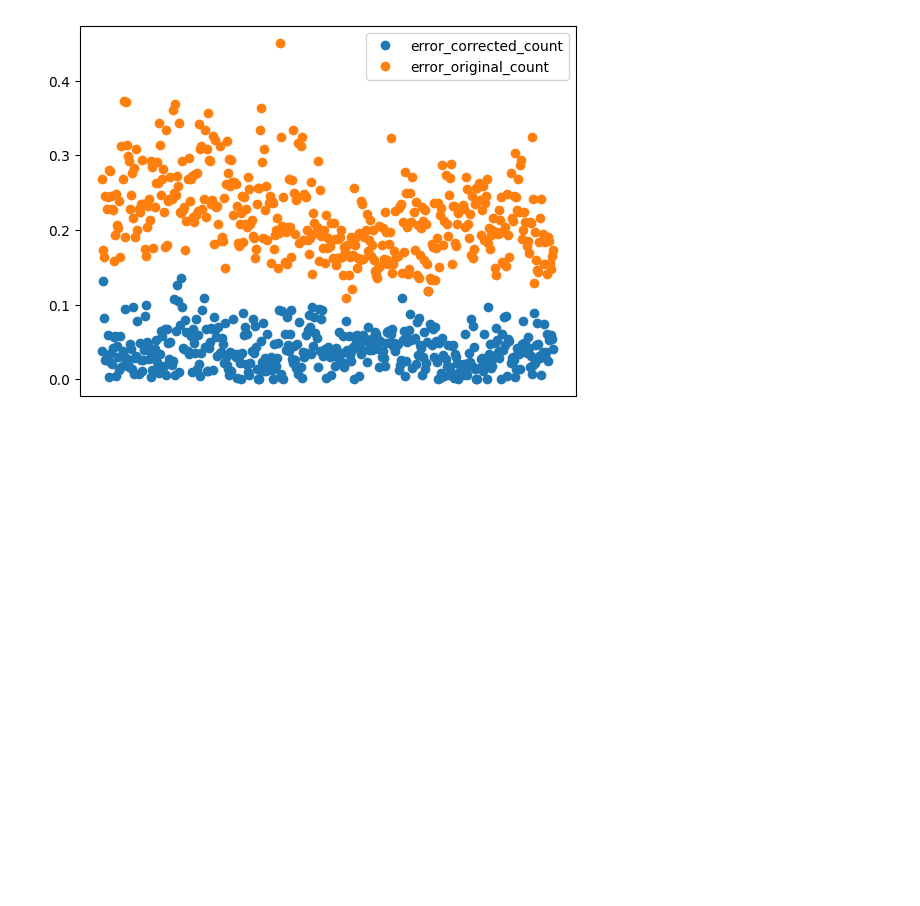
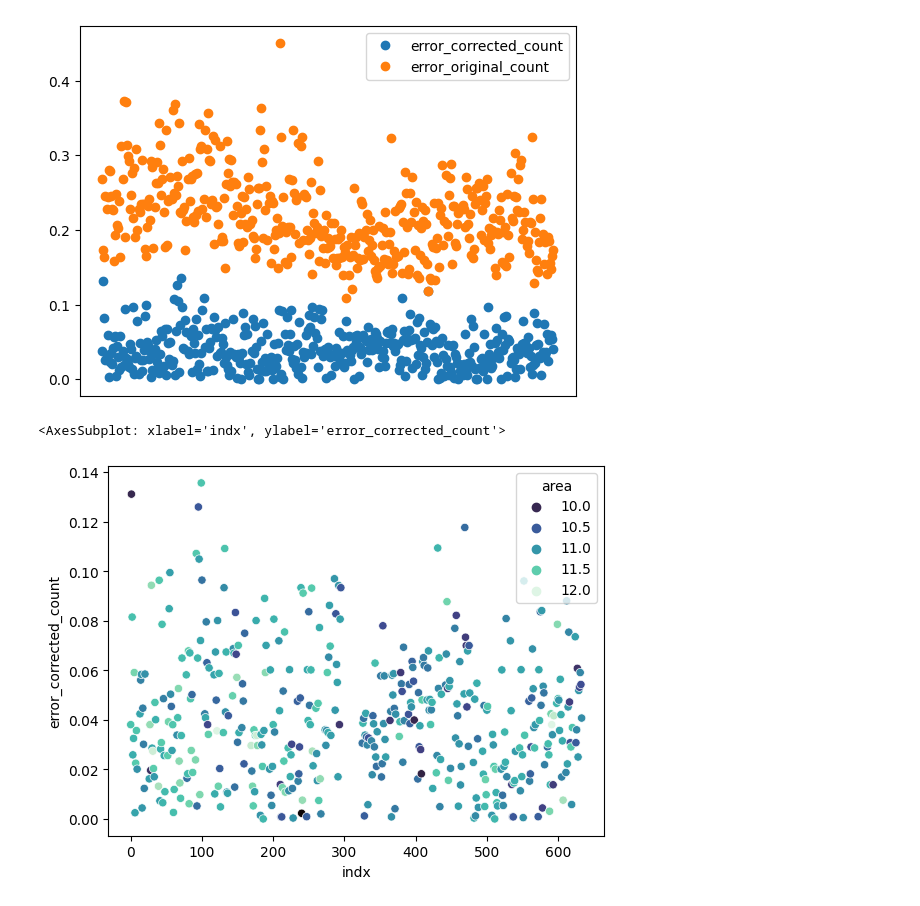
Before and after one commit to gsiraji/Minimal-Lung-Model, a Jupyter notebook: Image_Analysis/Analysis/Corrected_Lumen_Analysis.ipynb, the cells around one changed output. Drawn from its saved outputs; the diff is of its cells as text; code cells hidden in the pictures; blank space fills up the shorter version.

```diff
--- a/Image_Analysis/Analysis/Corrected_Lumen_Analysis.ipynb
+++ b/Image_Analysis/Analysis/Corrected_Lumen_Analysis.ipynb
@@ -100,6 +132,11 @@ ax.legend(['error_corrected_count','error_original_count'])
 # %% [output]
 <matplotlib.legend.Legend at 0x...>
 [figure]
+# %%
+sns.scatterplot(data=df2,x = 'indx', y = 'error_corrected_count' ,hue='area',palette='mako')
+# %% [output]
+<AxesSubplot: xlabel='indx', ylabel='error_corrected_count'>
+[figure, added]
 # %%
 fig, ax = plt.subplots()
 ax.plot(df2['manual'], df2['corrected'],df2['manual'], df2['raw'], marker = 'o',linestyle=' ')
```
Also changed, not shown: parts of 6 cells of this notebook.
